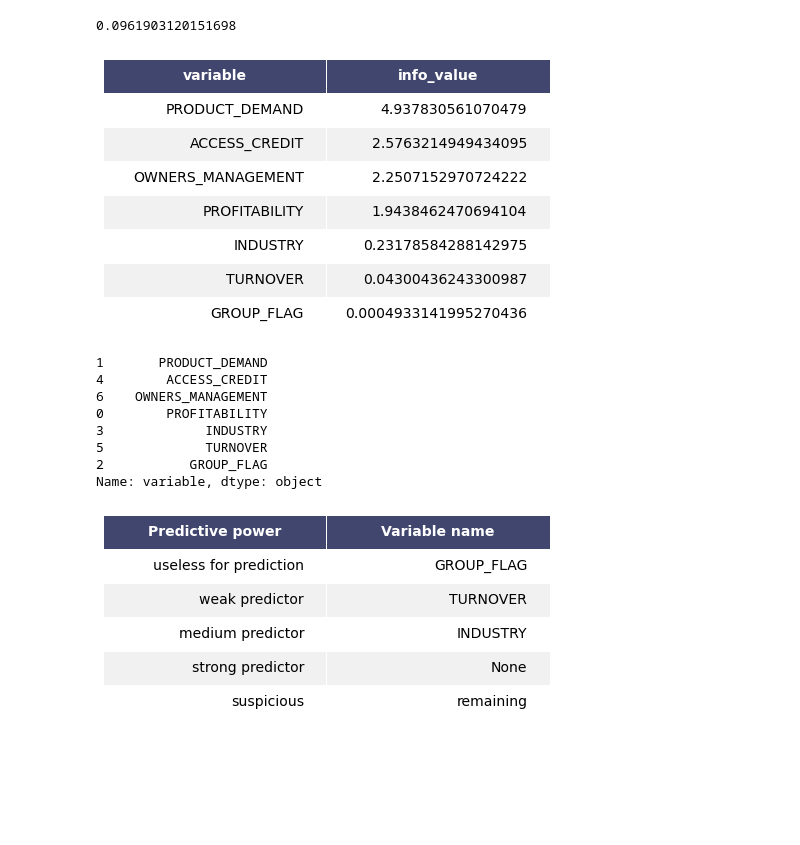
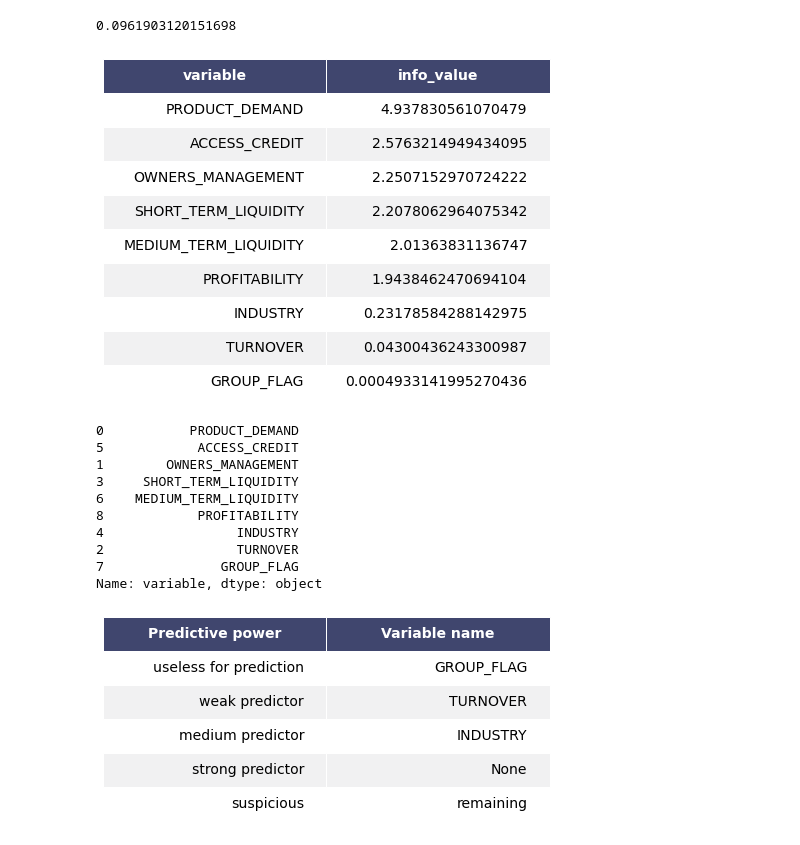
Before and after one commit to zczakon/credit_scorecard, a Jupyter notebook: analysis.ipynb, the cells around one changed output. Drawn from its saved outputs; the diff is of its cells as text; code cells hidden in the pictures; blank space fills up the shorter version.

```diff
--- a/analysis.ipynb
+++ b/analysis.ipynb
@@ -19,21 +19,28 @@ np.sum(defaults) #number of defaults
 # %% [output]
 0.0961903120151698
 # %%
+df = pd.read_excel("Project 2 - Data.xls")
+preprocessor=Preprocessor(df)
+preprocessor.remove_duplicates()
+preprocessor.adjust_excel_no_iv()
+
 iv_table = sc.iv(df, 'DEFAULT_FLAG')
 fig, ax = render_mpl_table(iv_table, col_width= 4.0)
 fig.savefig("iv_table.png")
 # %% [output]
-[figure, old version]
+[figure, new version]
 # %%
 iv_table['variable']
 # %% [output]
-1       PRODUCT_DEMAND
-4        ACCESS_CREDIT
-6    OWNERS_MANAGEMENT
-0        PROFITABILITY
-3             INDUSTRY
-5             TURNOVER
-2           GROUP_FLAG
+0           PRODUCT_DEMAND
+5            ACCESS_CREDIT
+1        OWNERS_MANAGEMENT
+3     SHORT_TERM_LIQUIDITY
+6    MEDIUM_TERM_LIQUIDITY
+8            PROFITABILITY
+4                 INDUSTRY
+2                 TURNOVER
+7               GROUP_FLAG
 Name: variable, dtype: object
 # %%
 data = [['useless for prediction', 'GROUP_FLAG'], ['weak predictor', 'TURNOVER'], ['medium predictor', 'INDUSTRY'], ['strong predictor','None'],['suspicious','remaining']]
```
Also changed, not shown: parts of 3 cells of this notebook, 8 other files.
